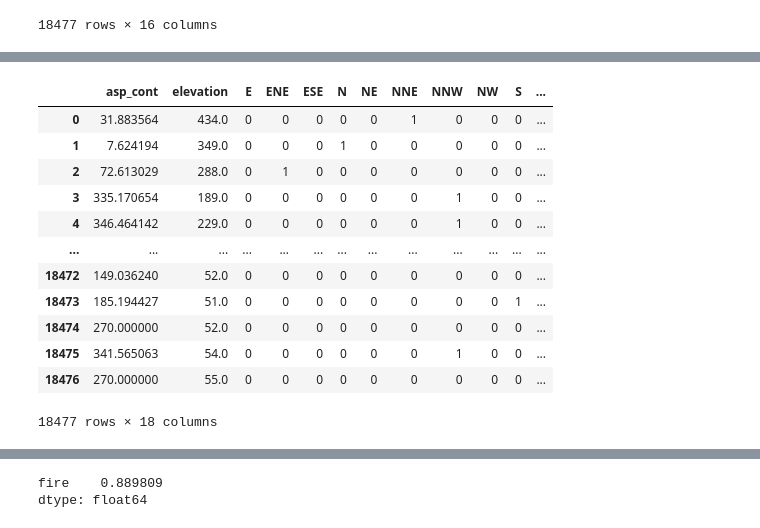
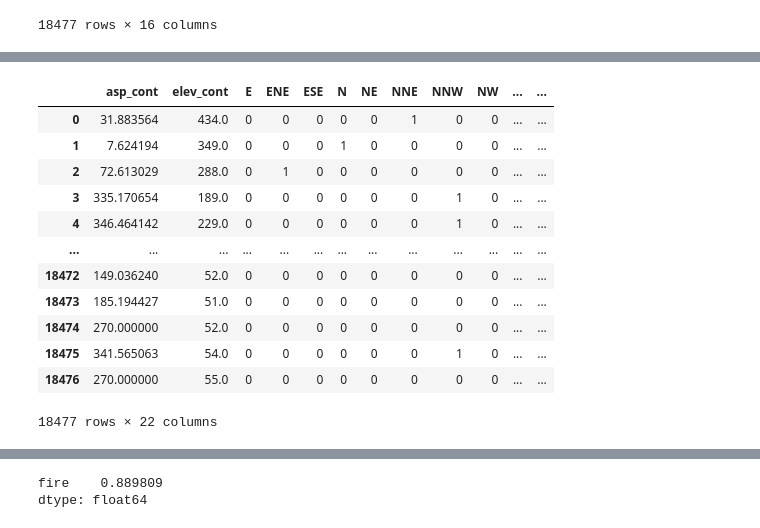
Before and after one commit to sralter/classifire, a Jupyter notebook: 01_capstone_notebooks/alter_samuel_capstone_geoanalysis.ipynb, the cells around one changed output, grey strips where cells are left out. Saved outputs shown, nothing was run; the diff lists cells and outputs as text; code cells hidden in the pictures.

```diff
--- a/01_capstone_notebooks/alter_samuel_capstone_geoanalysis.ipynb
+++ b/01_capstone_notebooks/alter_samuel_capstone_geoanalysis.ipynb
@@ -199,0 +241,19 @@ Name: asp_cat, dtype: int64
+# %%
+def elevCategorizer(df_col):
+    '''
+    Hard-codes elevation bins into:
+
+    low, medium, high, very high
+    3-193, 306-193, 412-306, 917-412
+    '''
+
+    if df_col <= 193:
+        return 'low'
+    elif df_col <= 306:
+        return 'med'
+    elif df_col <= 412:
+        return 'high'
+    else:
+        return 'vhigh'
+
+elevCategorizer(450)
@@ -199,0 +262,5 @@ Name: asp_cat, dtype: int64
+# %%
+# `.apply` the function elevCategorizer
+# to each row in the column thusly:
+sm_geo['elev_cat']=sm_geo['elev_cont'].apply(elevCategorizer)
+sm_geo
@@ -274,0 +353,13 @@ sm_geo
+# %%
+# dummies
+sm_geo_elevCat=pd.get_dummies(data=sm_geo['elev_cat'])
+
+# add binarized columns back to dataframe
+sm_geo=pd.concat([sm_geo,sm_geo_elevCat],axis=1)
+
+# reset axis
+sm_geo=sm_geo.reset_index()
+
+sm_geo=sm_geo.drop(labels=['index','elev_cat','asp_cat'],axis=1)
+
+sm_geo
@@ -275,28 +380,28 @@ sm_geo
 # %%
 # define X and y
 
-droppedCols=['objectid','perim_id','geometry','asp_cat','fire']
+droppedCols=['objectid','perim_id','geometry','fire']
 
 cols=[col for col in sm_geo.columns if col not in droppedCols]
 
 X=sm_geo[cols]
 y=sm_geo[['fire']]
 
 X
 # %% [output]
-|  | asp_cont | elevation | E | ENE | ESE | N | NE | NNE | NNW | NW | S | ... |
-| 0 | 31.883564 | 434.0 | 0 | 0 | 0 | 0 | 0 | 1 | 0 | 0 | 0 | ... |
-| 1 | 7.624194 | 349.0 | 0 | 0 | 0 | 1 | 0 | 0 | 0 | 0 | 0 | ... |
-| 2 | 72.613029 | 288.0 | 0 | 1 | 0 | 0 | 0 | 0 | 0 | 0 | 0 | ... |
-| 3 | 335.170654 | 189.0 | 0 | 0 | 0 | 0 | 0 | 0 | 1 | 0 | 0 | ... |
-| 4 | 346.464142 | 229.0 | 0 | 0 | 0 | 0 | 0 | 0 | 1 | 0 | 0 | ... |
+|  | asp_cont | elev_cont | E | ENE | ESE | N | NE | NNE | NNW | NW | ... | ... |
+| 0 | 31.883564 | 434.0 | 0 | 0 | 0 | 0 | 0 | 1 | 0 | 0 | ... | ... |
+| 1 | 7.624194 | 349.0 | 0 | 0 | 0 | 1 | 0 | 0 | 0 | 0 | ... | ... |
+| 2 | 72.613029 | 288.0 | 0 | 1 | 0 | 0 | 0 | 0 | 0 | 0 | ... | ... |
+| 3 | 335.170654 | 189.0 | 0 | 0 | 0 | 0 | 0 | 0 | 1 | 0 | ... | ... |
+| 4 | 346.464142 | 229.0 | 0 | 0 | 0 | 0 | 0 | 0 | 1 | 0 | ... | ... |
 | ... | ... | ... | ... | ... | ... | ... | ... | ... | ... | ... | ... | ... |
-| 18472 | 149.036240 | 52.0 | 0 | 0 | 0 | 0 | 0 | 0 | 0 | 0 | 0 | ... |
-| 18473 | 185.194427 | 51.0 | 0 | 0 | 0 | 0 | 0 | 0 | 0 | 0 | 1 | ... |
-| 18474 | 270.000000 | 52.0 | 0 | 0 | 0 | 0 | 0 | 0 | 0 | 0 | 0 | ... |
-| 18475 | 341.565063 | 54.0 | 0 | 0 | 0 | 0 | 0 | 0 | 1 | 0 | 0 | ... |
-| 18476 | 270.000000 | 55.0 | 0 | 0 | 0 | 0 | 0 | 0 | 0 | 0 | 0 | ... |
+| 18472 | 149.036240 | 52.0 | 0 | 0 | 0 | 0 | 0 | 0 | 0 | 0 | ... | ... |
+| 18473 | 185.194427 | 51.0 | 0 | 0 | 0 | 0 | 0 | 0 | 0 | 0 | ... | ... |
+| 18474 | 270.000000 | 52.0 | 0 | 0 | 0 | 0 | 0 | 0 | 0 | 0 | ... | ... |
+| 18475 | 341.565063 | 54.0 | 0 | 0 | 0 | 0 | 0 | 0 | 1 | 0 | ... | ... |
+| 18476 | 270.000000 | 55.0 | 0 | 0 | 0 | 0 | 0 | 0 | 0 | 0 | ... | ... |
-18477 rows × 18 columns
+18477 rows × 22 columns
 # %%
 print(X.shape)
 print(y.shape)
```
Also changed, not shown: parts of 41 cells of this notebook, 2 other files.
